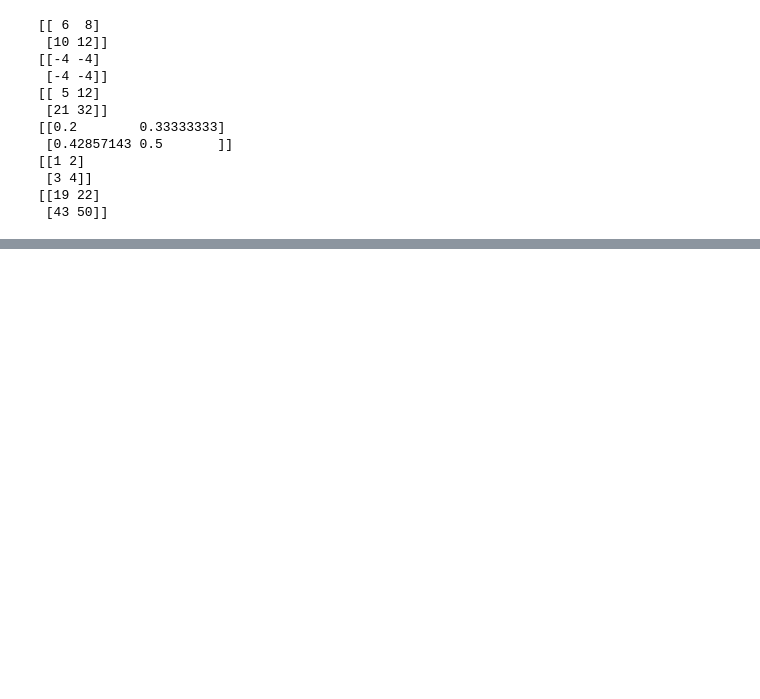
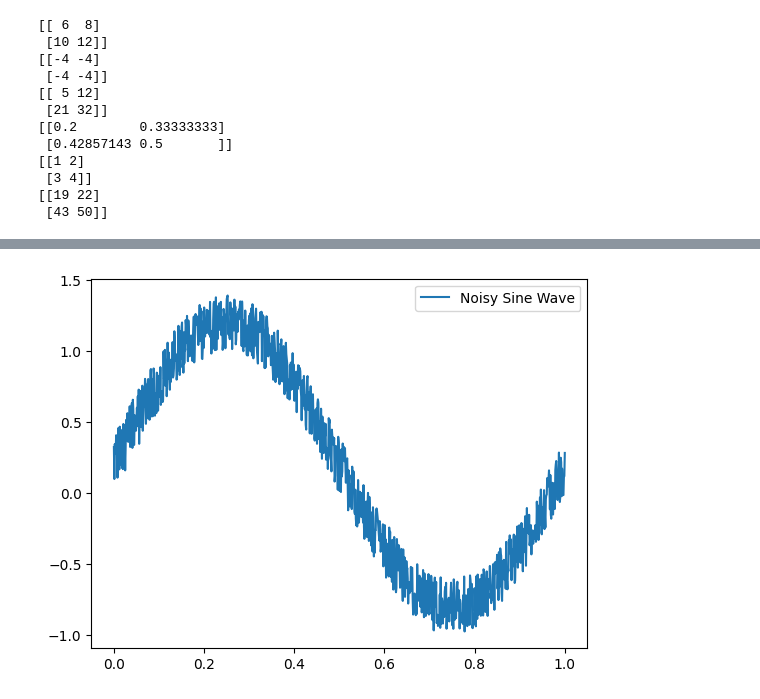
Before and after one commit to harsha-bharadwaj100/Data-Science-Course, a Jupyter notebook: basic-numpy.ipynb, the cells around one changed output, grey strips where cells are left out. Cells and saved outputs as stored; diff of their text form; code cells hidden in the pictures; blank space fills up the shorter version.

```diff
--- a/basic-numpy.ipynb
+++ b/basic-numpy.ipynb
@@ -76,0 +337,9 @@ print(a[1:4])
+# %%
+# add the random numbers to the sine wave
+noisy_sine_wave = sine_wave + random_numbers * 0.4  # Adding noise
+# plot the noisy sine wave
+plt.plot(np.linspace(0, 1, 1000), noisy_sine_wave, label="Noisy Sine Wave")
+plt.legend()
+plt.show()
+# %% [output]
+[figure, added]
```
Also changed, not shown: parts of 30 cells of this notebook.
